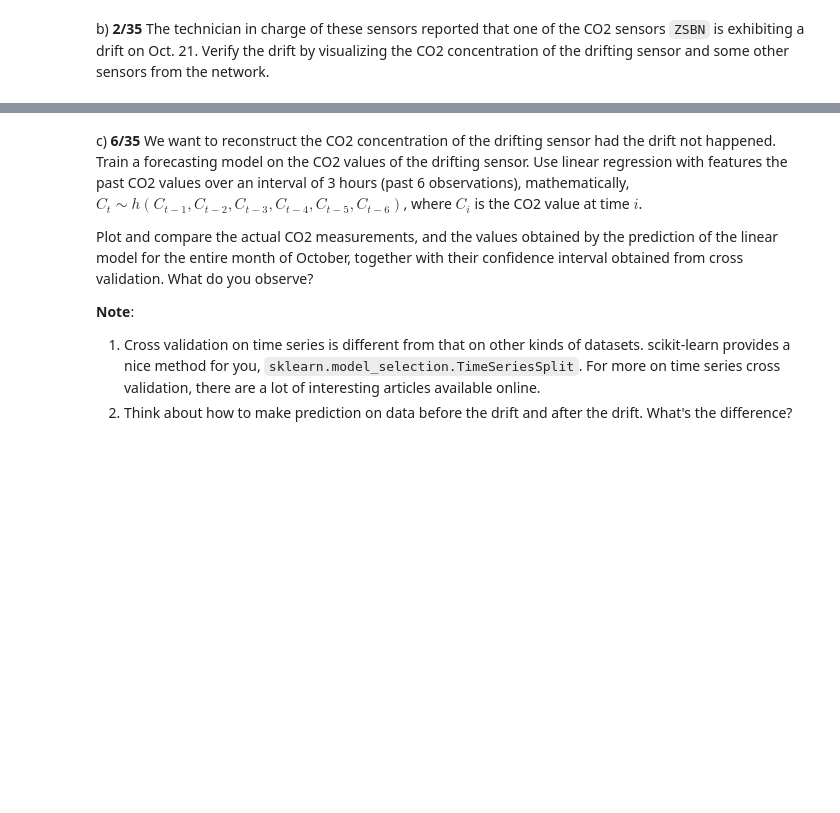
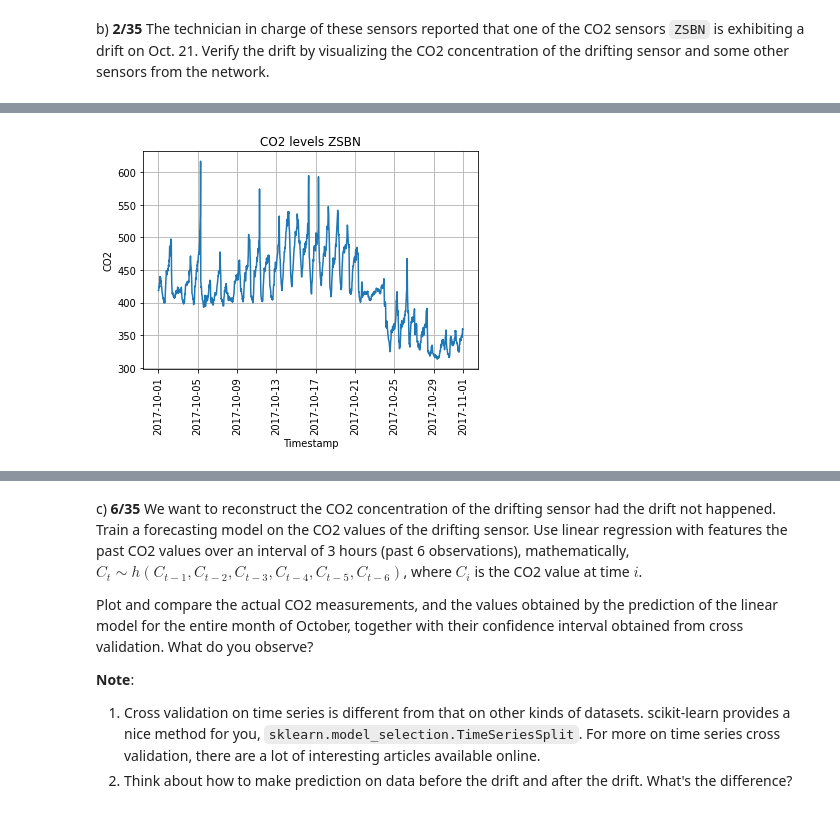
Before and after one commit to FurkanKarakas/dslab-homework-2, a Jupyter notebook: notebooks/DSLab_homework-2.ipynb, the cells around one changed output, grey strips where cells are left out. Drawn from its saved outputs; the diff is of its cells as text; code cells hidden in the pictures; blank space fills up the shorter version.

Commit message:
added part 3 b but not complete just inital graph

```diff
--- a/notebooks/DSLab_homework-2.ipynb
+++ b/notebooks/DSLab_homework-2.ipynb
@@ -295,0 +302,6 @@ b) **2/35** The technician in charge of these sensors reported that one of the C
+# %%
+df_co2 = df_final[["LocationName","CO2"]]
+df_co2_zsbn = df_co2[df_co2['LocationName'] == "ZSBN"]
+df_days = df_co2_zsbn.assign(day = lambda x: x.index.date).set_index("day")
+df_grouped = df_days.groupby(['day']).mean()
+df_grouped.head()
@@ -295,0 +316,10 @@ b) **2/35** The technician in charge of these sensors reported that one of the C
+# %%
+plt.plot(df_co2_zsbn["CO2"])
+plt.xlabel("Timestamp")
+plt.ylabel("CO2")
+plt.title('CO2 levels ZSBN')
+plt.xticks(rotation=90)
+plt.grid(True)
+plt.show()
+# %% [output]
+[figure, added]
```
Also changed, not shown: parts of 3 cells of this notebook.
